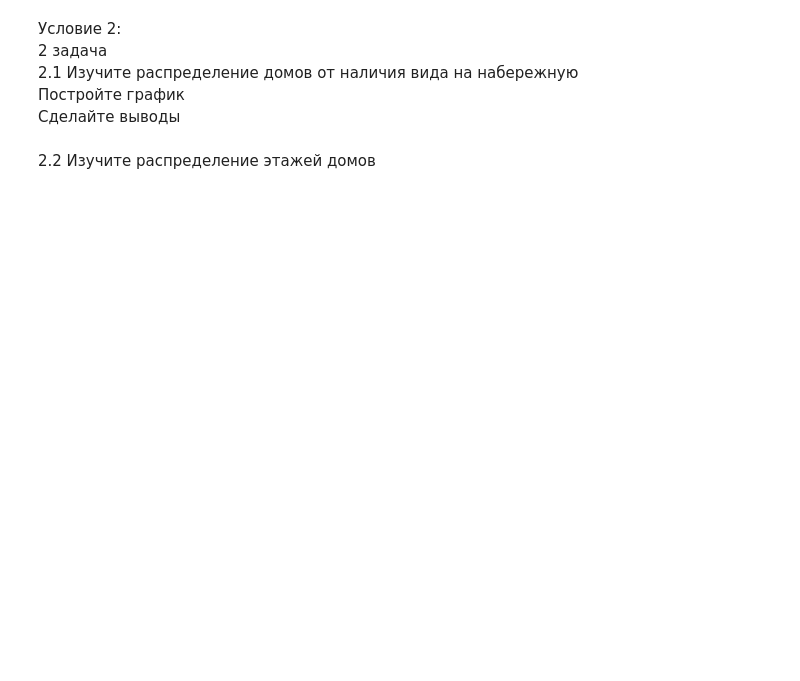
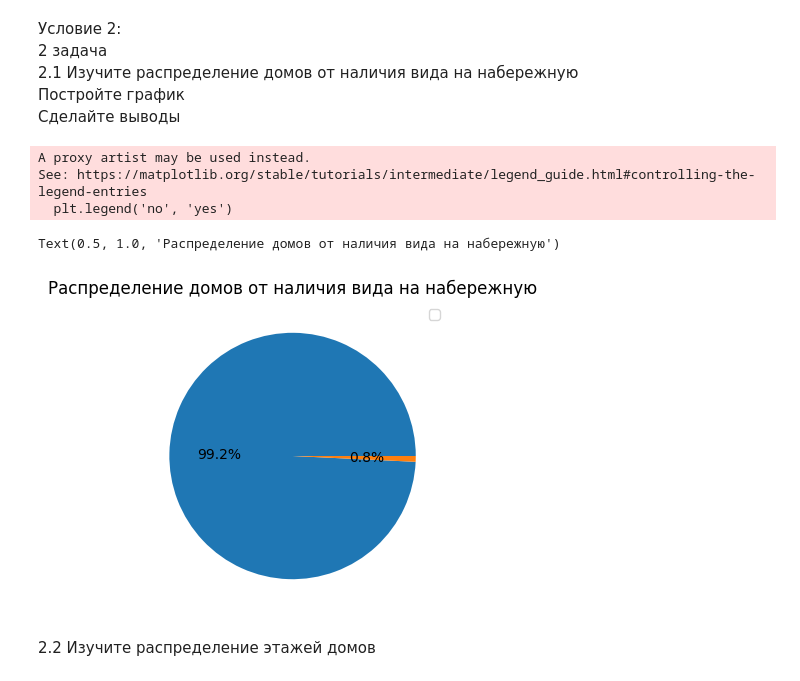
Before and after one commit to BoginskiyVV/Basic_Py, a Jupyter notebook: HW4/Task4.ipynb, the cells around one changed output. Cells and saved outputs as stored; diff of their text form; code cells hidden in the pictures; blank space fills up the shorter version.

```diff
--- a/HW4/Task4.ipynb
+++ b/HW4/Task4.ipynb
@@ -18,5 +118,17 @@
 <br>2.1 Изучите распределение домов от наличия вида на набережную
 <br>Постройте график
 <br>Сделайте выводы
+# %%
+water_view = df['waterfront'].value_counts()
+plt.figure(figsize=(6, 4))
+plt.pie(water_view, autopct='%1.1f%%')
+# plt.legend('no', 'yes')
+plt.title('Распределение домов от наличия вида на набережную')
+# %% [output]
+A proxy artist may be used instead.
+See: https://matplotlib.org/stable/tutorials/intermediate/legend_guide.html#controlling-the-legend-entries
+  plt.legend('no', 'yes')
+Text(0.5, 1.0, 'Распределение домов от наличия вида на набережную')
+[figure, added]
 # %% [markdown]
 2.2 Изучите распределение этажей домов
```
Also changed, not shown: parts of 14 cells of this notebook.
